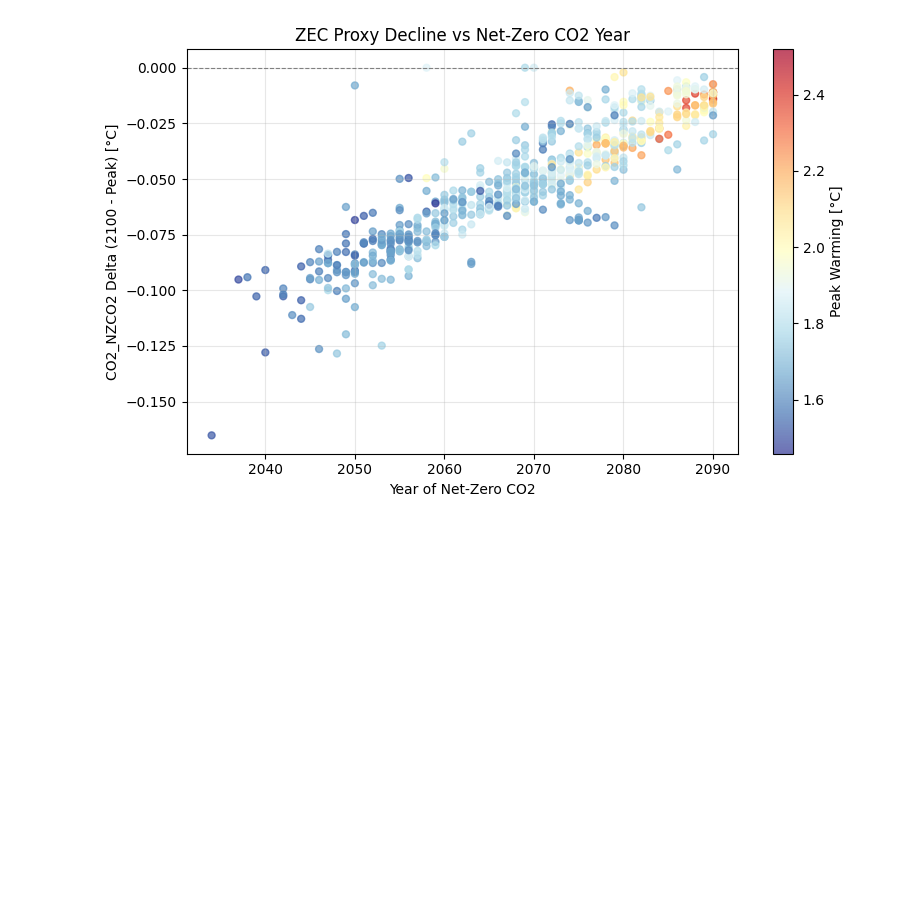
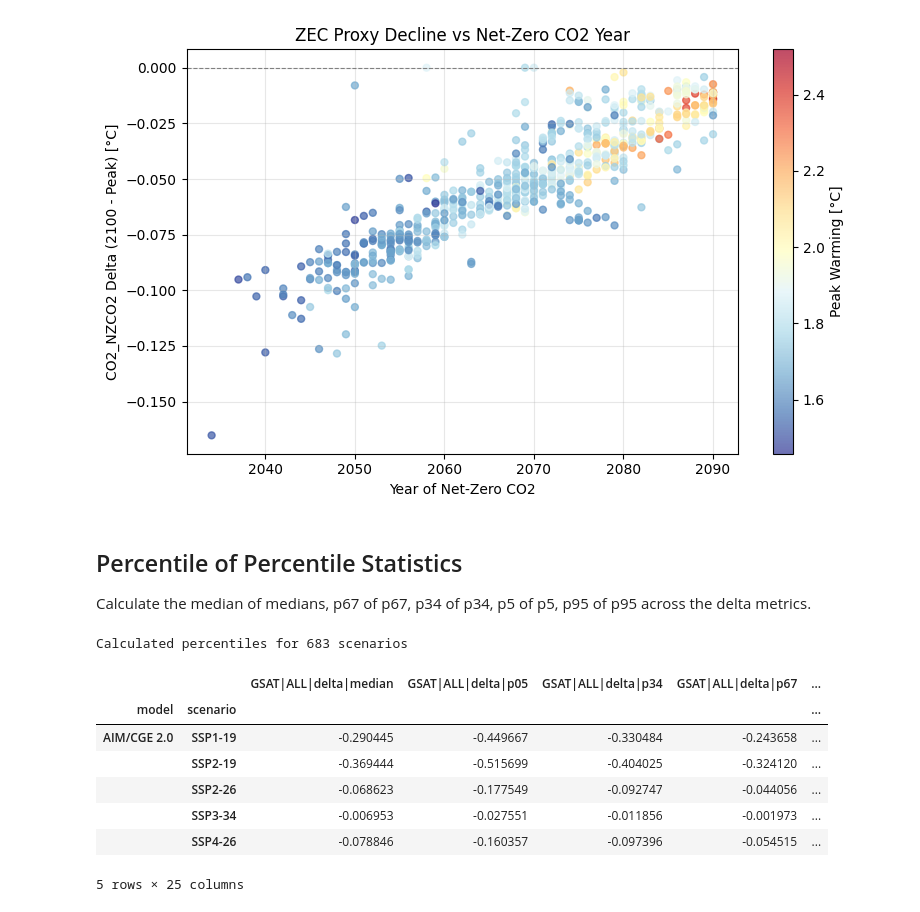
Before and after one commit to gaurav-ganti/netzero_assessment, a Jupyter notebook: analysis/503_contributions.ipynb, the cells around one changed output. Drawn from its saved outputs; the diff is of its cells as text; code cells hidden in the pictures; blank space fills up the shorter version.

```diff
--- a/analysis/503_contributions.ipynb
+++ b/analysis/503_contributions.ipynb
@@ -233,3 +233,30 @@ ax.grid(alpha=0.3)
 plt.tight_layout()
 # %% [output]
 [figure]
+# %% [markdown]
+## Percentile of Percentile Statistics
+
+Calculate the median of medians, p67 of p67, p34 of p34, p5 of p5, p95 of p95 across the delta metrics.
+# %%
+# Define delta columns and percentiles to calculate
+delta_cols = [f"GSAT|{c}|delta" for c in COMPONENTS if f"GSAT|{c}|delta" in metrics_df.columns]
+PERCENTILES = {"median": 0.5, "p05": 0.05, "p34": 0.34, "p67": 0.67, "p95": 0.95}
+
+# Calculate per-scenario percentiles for each delta column
+scenario_percentiles = metrics_df.groupby(["model", "scenario"])[delta_cols].agg(
+    [lambda x, q=q: x.quantile(q) for q in PERCENTILES.values()]
+)
+scenario_percentiles.columns = [f"{col}|{name}" for col in delta_cols for name in PERCENTILES.keys()]
+
+print(f"Calculated percentiles for {len(scenario_percentiles)} scenarios")
+scenario_percentiles.head()
+# %% [output]
+Calculated percentiles for 683 scenarios
+|  |  | GSAT|ALL|delta|median | GSAT|ALL|delta|p05 | GSAT|ALL|delta|p34 | GSAT|ALL|delta|p67 | ... |
+| model | scenario |  |  |  |  | ... |
+| AIM/CGE 2.0 | SSP1-19 | -0.290445 | -0.449667 | -0.330484 | -0.243658 | ... |
+|  | SSP2-19 | -0.369444 | -0.515699 | -0.404025 | -0.324120 | ... |
+|  | SSP2-26 | -0.068623 | -0.177549 | -0.092747 | -0.044056 | ... |
+|  | SSP3-34 | -0.006953 | -0.027551 | -0.011856 | -0.001973 | ... |
+|  | SSP4-26 | -0.078846 | -0.160357 | -0.097396 | -0.054515 | ... |
+5 rows × 25 columns
```
Also changed, not shown: parts of 8 cells of this notebook.
